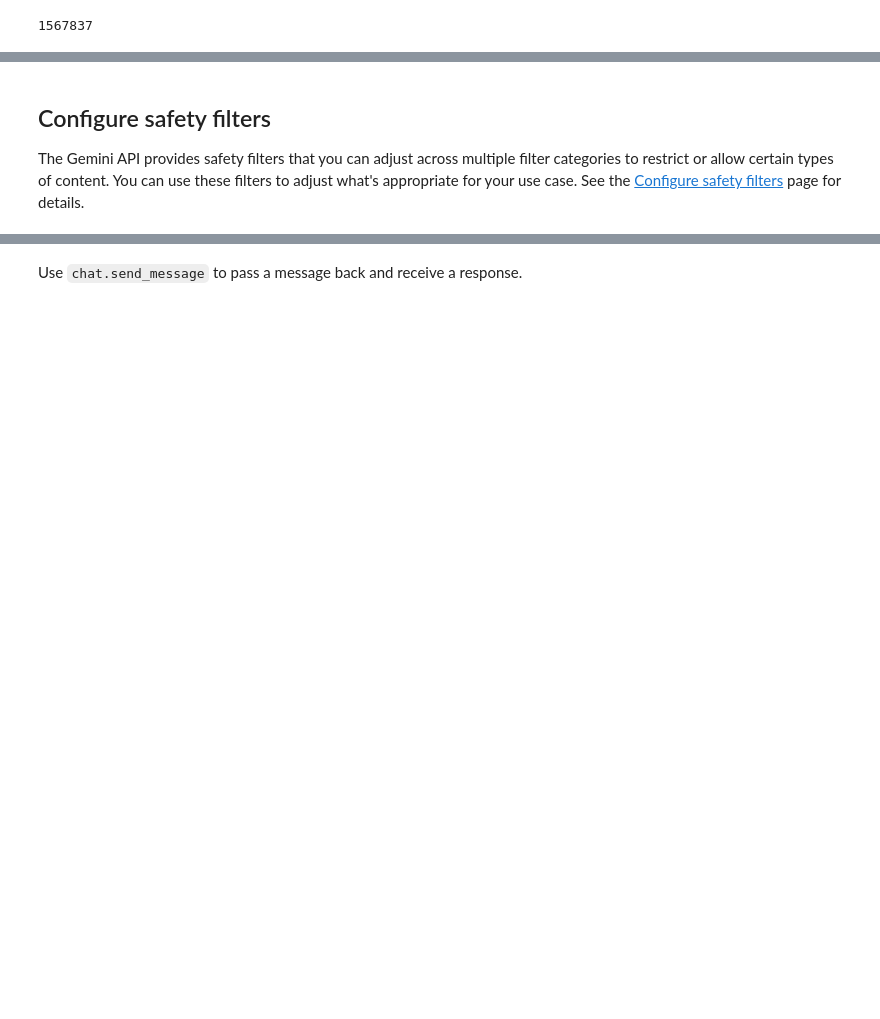
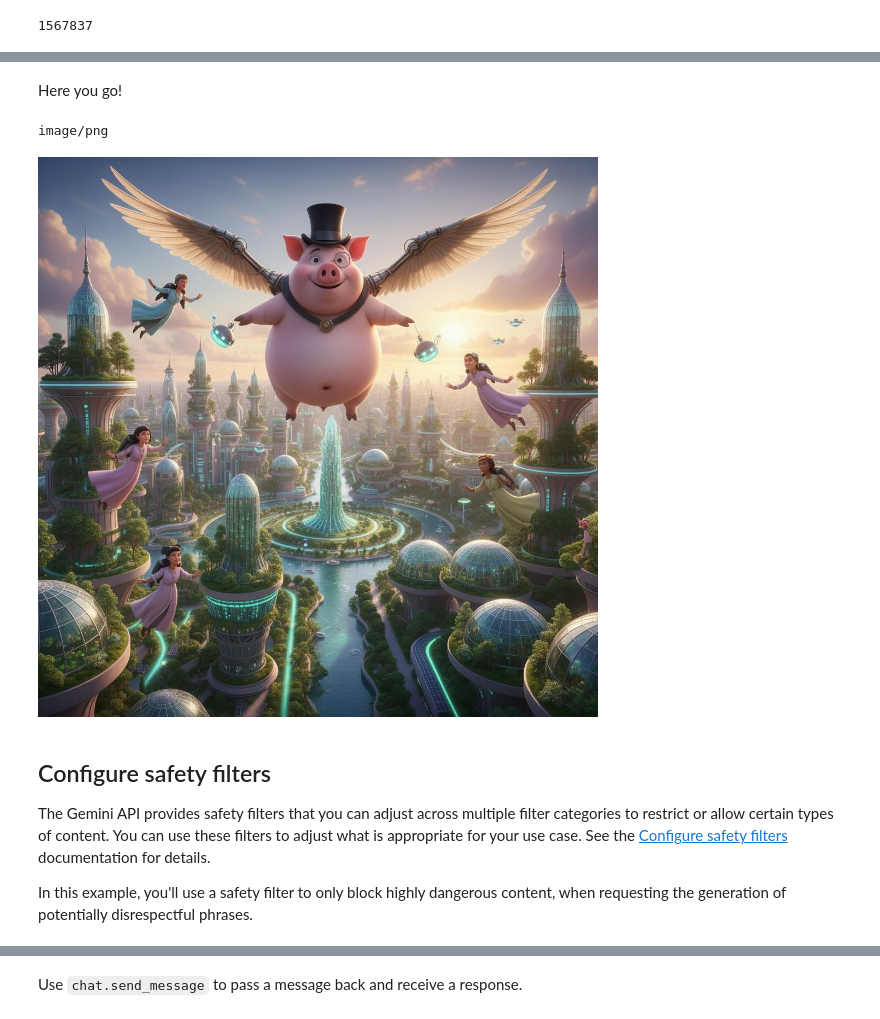
Before and after one commit to EdwardSidi/EdwardSidi, a Jupyter notebook: quickstarts/Get_started.ipynb, the cells around one changed output, grey strips where cells are left out. Cells and saved outputs as stored; diff of their text form; code cells hidden in the pictures; blank space fills up the shorter version.

```diff
--- a/quickstarts/Get_started.ipynb
+++ b/quickstarts/Get_started.ipynb
@@ -376,0 +87,2 @@ Use Gemini 2.0 model (`gemini-2.0-flash-exp`), a multimodal model that supports
+# %%
+MODEL_ID = "gemini-2.5-flash" # @param ["gemini-2.5-flash-lite", "gemini-2.5-flash", "gemini-2.5-pro","gemini-3-pro-preview"] {"allow-input":true, isTemplate: true}
@@ -376,0 +279,26 @@ Use Gemini 2.0 model (`gemini-2.0-flash-exp`), a multimodal model that supports
+# %%
+prompt = "A man moves his car to an hotel and tells the owner he’s bankrupt. Why?"
+
+response = client.models.generate_content(
+  model=MODEL_ID,
+  contents=prompt,
+  config=types.GenerateContentConfig(
+    thinking_config=types.ThinkingConfig(
+      include_thoughts=True
+    )
+  )
+)
+
+for part in response.parts:
+  if not part.text:
+    continue
+  if part.thought:
+    display(Markdown("### Thought summary:"))
+    display(Markdown(part.text))
+    print()
+  else:
+    display(Markdown("### Answer:"))
+    display(Markdown(part.text))
+    print()
+
+print(f"We used {response.usage_metadata.thoughts_token_count} tokens for the thinking phase and {response.usage_metadata.prompt_token_count} for the output.")
@@ -444,7 +413,32 @@ print(response.text)
+# %%
+from IPython.display import Image, Markdown
+
+response = client.models.generate_content(
+    model="gemini-2.5-flash-image",
+    contents='Hi, can you create a 3d rendered image of a pig with wings and a top hat flying over a happy futuristic scifi city with lots of greenery?',
+    config=types.GenerateContentConfig(
+        response_modalities=['Text', 'Image']
+    )
+)
+
+for part in response.parts:
+  if part.text is not None:
+    display(Markdown(part.text))
+  elif part.inline_data is not None:
+    generated_image = part.as_image()
+    generated_image.show()
+# %% [output]
+Here you go!
+image/png
+[figure, added]
 # %% [markdown]
+<a name="safety_filters"></a>
 ## Configure safety filters
 
-The Gemini API provides safety filters that you can adjust across multiple filter categories to restrict or allow certain types of content. You can use these filters to adjust what's appropriate for your use case. See the [Configure safety filters](https://ai.google.dev/gemini-api/docs/safety-settings) page for details.
+The Gemini API provides safety filters that you can adjust across multiple filter categories to restrict or allow certain types of content. You can use these filters to adjust what is appropriate for your use case. See the [Configure safety filters](https://ai.google.dev/gemini-api/docs/safety-settings) documentation for details.
+
+
+In this example, you'll use a safety filter to only block highly dangerous content, when requesting the generation of potentially disrespectful phrases.
 # %%
 prompt = """
     Write a list of 2 disrespectful things that I might say to the universe after stubbing my toe in the dark.
```
Also changed, not shown: parts of 137 cells of this notebook.
